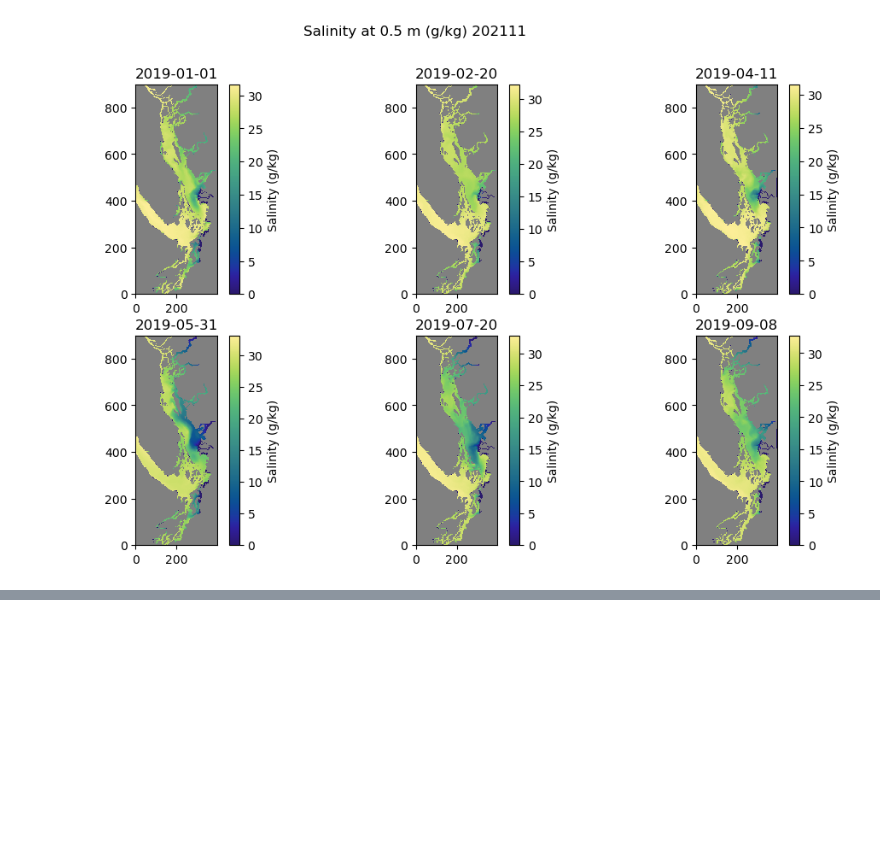
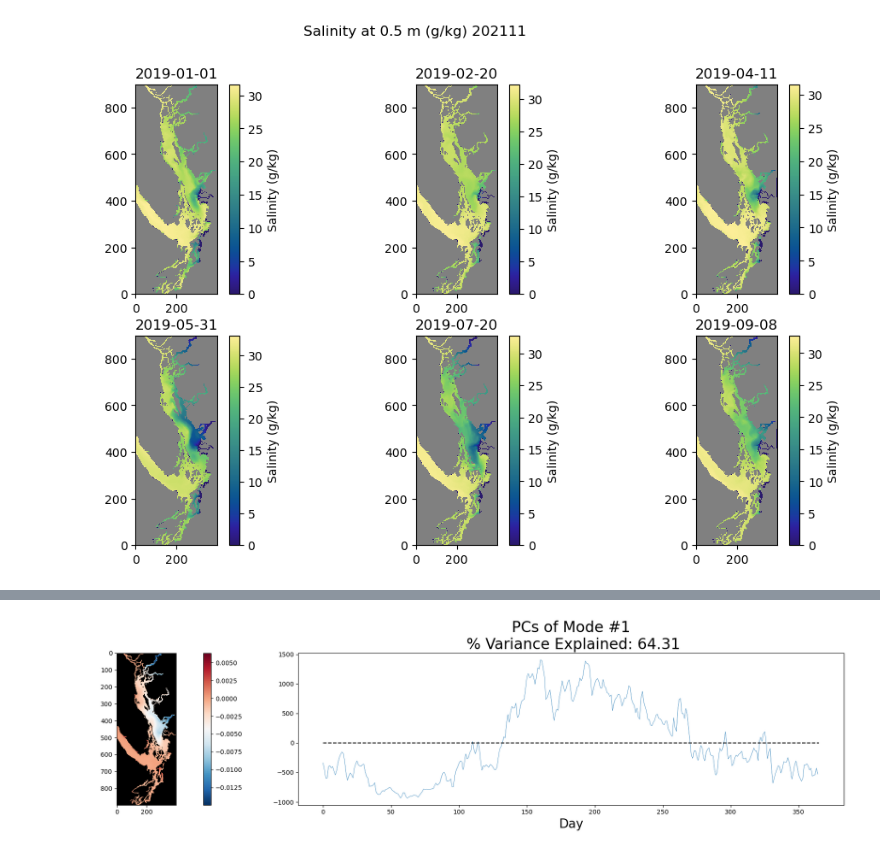
Before and after one commit to SalishSeaCast/analysis-cassidy, a Jupyter notebook: notebooks/compare_daily_river/river_influence_PCA_zoomin.ipynb, the cells around one changed output, grey strips where cells are left out. Saved outputs shown, nothing was run; the diff lists cells and outputs as text; code cells hidden in the pictures; blank space fills up the shorter version.

```diff
--- a/notebooks/compare_daily_river/river_influence_PCA_zoomin.ipynb
+++ b/notebooks/compare_daily_river/river_influence_PCA_zoomin.ipynb
@@ -108,0 +157,23 @@ NameError: name 'PCA' is not defined
+# %%
+#plot the first n modes and PCs -- choose a value of 'n' from the variance explained figure
+fig, ax = plt.subplots(1, 2, figsize=(25, 5))
+
+# plt.subplot(1,2)
+to_show = np.ma.masked_array(np.flipud(np.reshape(eigvecs[0],(Nx,Ny))), mask=tmask[0])
+cb = ax[0].imshow(np.flipud(np.reshape(eigvecs[0],(Nx,Ny))), cmap='RdBu_r')
+plt.colorbar(cb)
+cb2 = ax[0].pcolormesh(np.flipud(land), cmap='gray')  ################## want
+viz_tools.set_aspect(ax[0]);
+
+
+ax[1].plot(PCs[:,0], linewidth = 0.5)
+ax[1].plot([0,num_days], [0,0],'k--')
+ax[1].set_title('PCs of Mode #' + str(1) + "\n % Variance Explained: " + str(round(100*fracVar[0],2)), fontsize = 24)
+ax[1].set_xlabel('Day', fontsize = 20)
+
+plt.tight_layout()
+
+# plt.savefig('2020_modes.png')
+plt.show()
+# %% [output]
+[figure, added]
```
Also changed, not shown: parts of 3 cells of this notebook.
